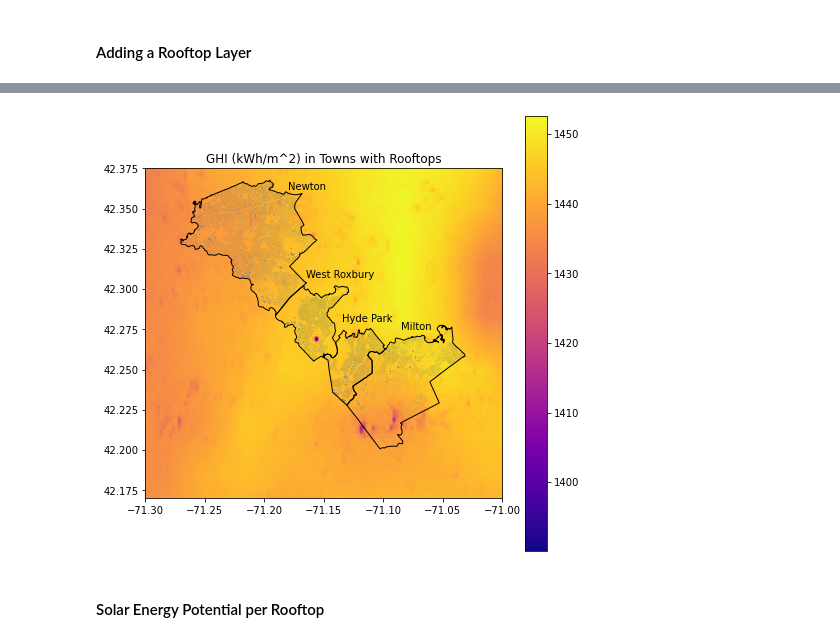
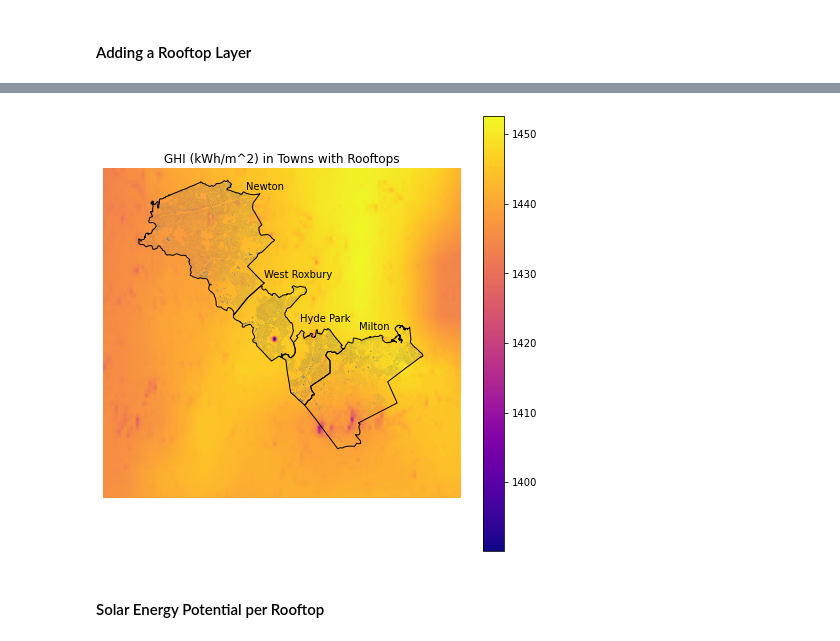
Before and after one commit to ghostpress/ma-solar, a Jupyter notebook: code/initViz.ipynb, the cells around one changed output, grey strips where cells are left out. Drawn from its saved outputs; the diff is of its cells as text; code cells hidden in the pictures.

```diff
--- a/code/initViz.ipynb
+++ b/code/initViz.ipynb
@@ -544,9 +528,9 @@ roofsNewton = gpd.read_file(dataDir('roofprintsNewton/structures_poly_207.shp'))
 # Need to isolate just the rooftops in West Roxbury and Hyde Park
 # TEMPORARY - while unable to replicate QGIS command in Python:
 
-roofsWRHP   = gpd.read_file(dataDir('intersections/roofprintsWRHP.shp')).to_crs('EPSG:4326')
-roofsNewton = gpd.read_file(dataDir('intersections/roofsprintsNewton.shp')).to_crs('EPSG:4326')
-roofsMilton = gpd.read_file(dataDir('intersections/roofprintsMilton.shp')).to_crs('EPSG:4326')
+roofsWRHP   = gpd.read_file(dataDir('intersections/roofprints/roofprintsWRHP.shp')).to_crs('EPSG:4326')
+roofsNewton = gpd.read_file(dataDir('intersections/roofprints/roofsprintsNewton.shp')).to_crs('EPSG:4326')
+roofsMilton = gpd.read_file(dataDir('intersections/roofprints/roofprintsMilton.shp')).to_crs('EPSG:4326')
 # %%
 fig5, ax5 = plt.subplots()
 fig5.set_size_inches(8, 8)
@@ -571,27 +556,28 @@ plt.savefig(outputDir('viz/roofs.png'), dpi=150, format='png')
 # %%
 fig6, ax6 = plt.subplots()
 fig6.set_size_inches(8, 8)
 
 img = ax6.imshow(solar, extent=extent, cmap='plasma')
 plt.colorbar(img)
 
 roofsWRHP.plot(ax=ax6, color='grey')
 roofsNewton.plot(ax=ax6, color='grey')
 roofsMilton.plot(ax=ax6, color='grey')
 solarshp.plot(ax=ax6, color='None', edgecolor='black')
 
 # Town labels
 ax6.text(-71.180, 42.362, 'Newton')
 ax6.text(-71.165, 42.307, 'West Roxbury')
 ax6.text(-71.135, 42.280, 'Hyde Park')
 ax6.text(-71.085, 42.275, 'Milton')
 
 ax6.set_title('GHI (kWh/m^2) in Towns with Rooftops')
+ax6.set_axis_off()
 
 # Save image
 plt.savefig(outputDir('viz/GHItownsRoofs.png'), dpi=150, format='png')
 # %% [output]
-[figure, old version]
+[figure, new version]
 # %% [markdown]
 #### Solar Energy Potential per Rooftop
 # %%
```
Also changed, not shown: parts of 31 cells of this notebook.
